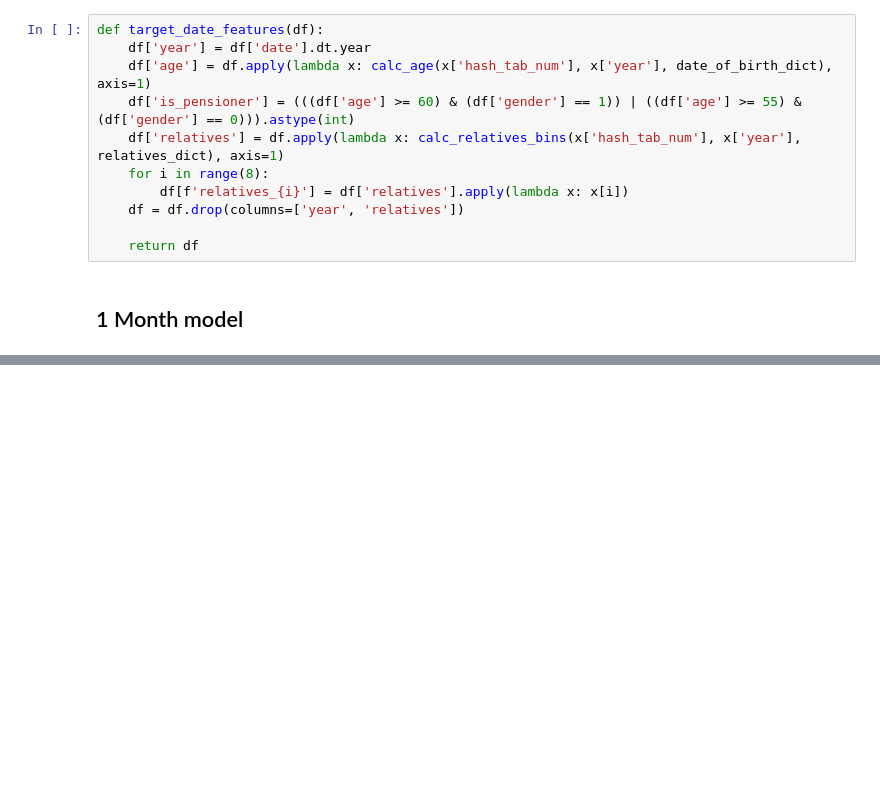
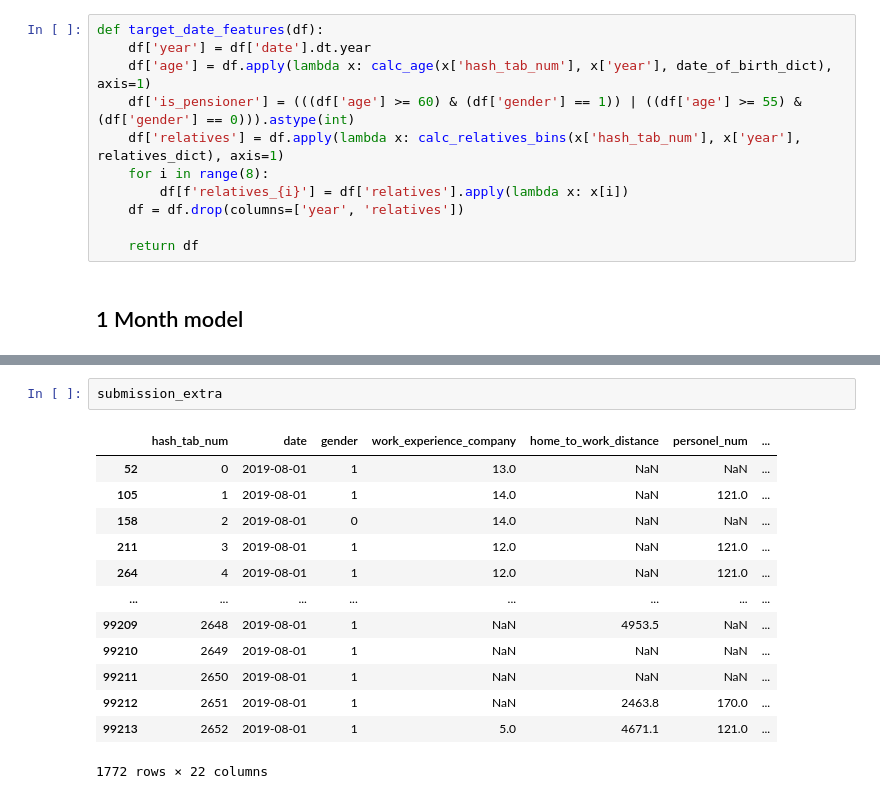
Before and after one commit to astromid/nornickelhackaton-track2, a Jupyter notebook: notebooks/04_dim-validation_scheme.ipynb, the cells around one changed output, grey strips where cells are left out. Cells and saved outputs as stored; diff of their text form; blank space fills up the shorter version.

```diff
--- a/notebooks/04_dim-validation_scheme.ipynb
+++ b/notebooks/04_dim-validation_scheme.ipynb
@@ -258,0 +530,16 @@ for idx, prediction_date in enumerate(prediction_dates):
+# %%
+submission_extra
+# %% [output]
+|  | hash_tab_num | date | gender | work_experience_company | home_to_work_distance | personel_num | ... |
+| 52 | 0 | 2019-08-01 | 1 | 13.0 | NaN | NaN | ... |
+| 105 | 1 | 2019-08-01 | 1 | 14.0 | NaN | 121.0 | ... |
+| 158 | 2 | 2019-08-01 | 0 | 14.0 | NaN | NaN | ... |
+| 211 | 3 | 2019-08-01 | 1 | 12.0 | NaN | 121.0 | ... |
+| 264 | 4 | 2019-08-01 | 1 | 12.0 | NaN | 121.0 | ... |
+| ... | ... | ... | ... | ... | ... | ... | ... |
+| 99209 | 2648 | 2019-08-01 | 1 | NaN | 4953.5 | NaN | ... |
+| 99210 | 2649 | 2019-08-01 | 1 | NaN | NaN | NaN | ... |
+| 99211 | 2650 | 2019-08-01 | 1 | NaN | NaN | NaN | ... |
+| 99212 | 2651 | 2019-08-01 | 1 | NaN | 2463.8 | 170.0 | ... |
+| 99213 | 2652 | 2019-08-01 | 1 | 5.0 | 4671.1 | 121.0 | ... |
+1772 rows × 22 columns
```
Also changed, not shown: parts of 29 cells of this notebook, 1 other file.
